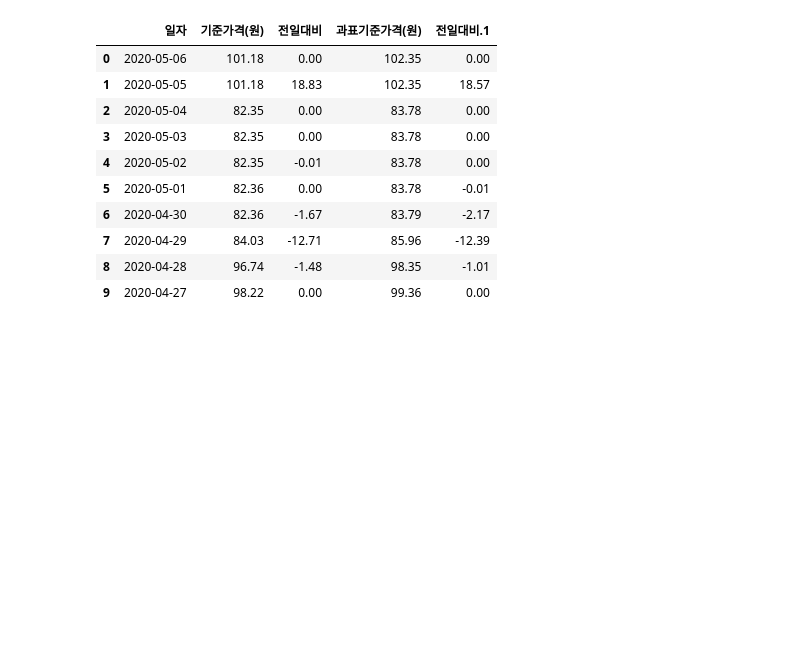
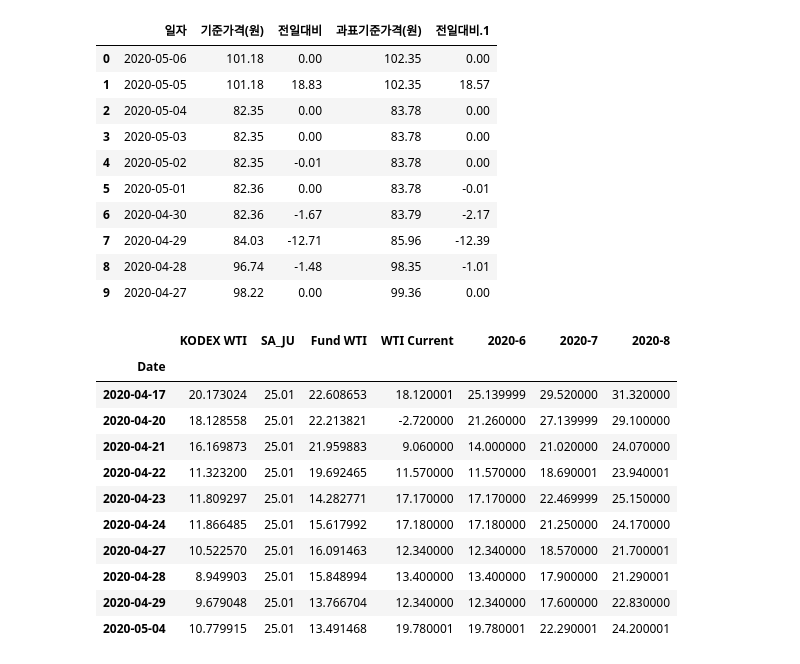
Before and after one commit to MinhoJu/SRT, a Jupyter notebook: WTI.ipynb, the cells around one changed output. Drawn from its saved outputs; the diff is of its cells as text; code cells hidden in the pictures; blank space fills up the shorter version.

```diff
--- a/WTI.ipynb
+++ b/WTI.ipynb
@@ -158,3 +158,18 @@ df_excel.head(10)
 | 7 | 2020-04-29 | 84.03 | -12.71 | 85.96 | -12.39 |
 | 8 | 2020-04-28 | 96.74 | -1.48 | 98.35 | -1.01 |
 | 9 | 2020-04-27 | 98.22 | 0.00 | 99.36 | 0.00 |
+# %%
+df.tail(10)
+# %% [output]
+|  | KODEX WTI | SA_JU | Fund WTI | WTI Current | 2020-6 | 2020-7 | 2020-8 |
+| Date |  |  |  |  |  |  |  |
+| 2020-04-17 | 20.173024 | 25.01 | 22.608653 | 18.120001 | 25.139999 | 29.520000 | 31.320000 |
+| 2020-04-20 | 18.128558 | 25.01 | 22.213821 | -2.720000 | 21.260000 | 27.139999 | 29.100000 |
+| 2020-04-21 | 16.169873 | 25.01 | 21.959883 | 9.060000 | 14.000000 | 21.020000 | 24.070000 |
+| 2020-04-22 | 11.323200 | 25.01 | 19.692465 | 11.570000 | 11.570000 | 18.690001 | 23.940001 |
+| 2020-04-23 | 11.809297 | 25.01 | 14.282771 | 17.170000 | 17.170000 | 22.469999 | 25.150000 |
+| 2020-04-24 | 11.866485 | 25.01 | 15.617992 | 17.180000 | 17.180000 | 21.250000 | 24.170000 |
+| 2020-04-27 | 10.522570 | 25.01 | 16.091463 | 12.340000 | 12.340000 | 18.570000 | 21.700001 |
+| 2020-04-28 | 8.949903 | 25.01 | 15.848994 | 13.400000 | 13.400000 | 17.900000 | 21.290001 |
+| 2020-04-29 | 9.679048 | 25.01 | 13.766704 | 12.340000 | 12.340000 | 17.600000 | 22.830000 |
+| 2020-05-04 | 10.779915 | 25.01 | 13.491468 | 19.780001 | 19.780001 | 22.290001 | 24.200001 |
```
